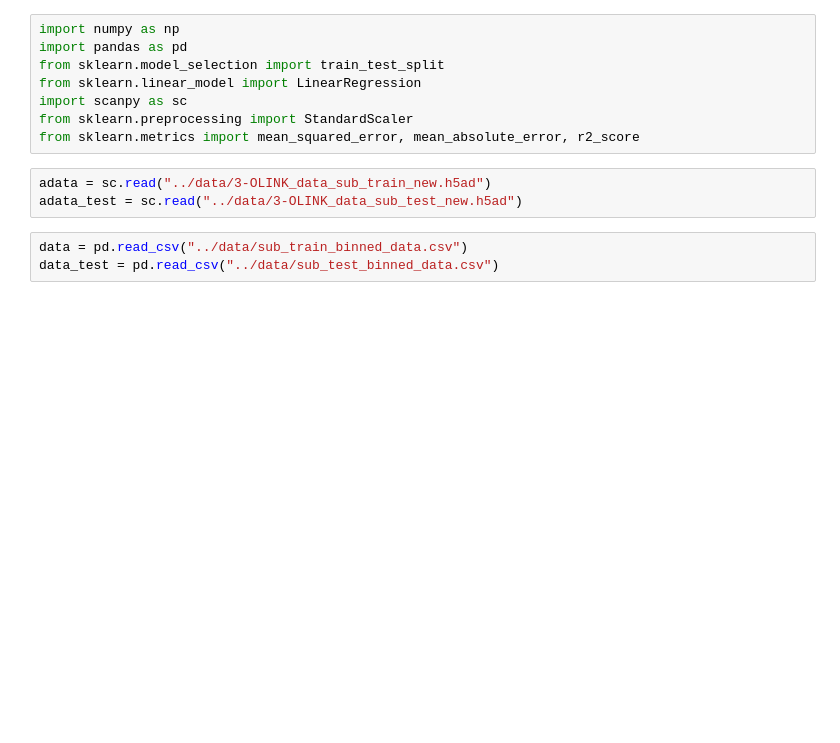
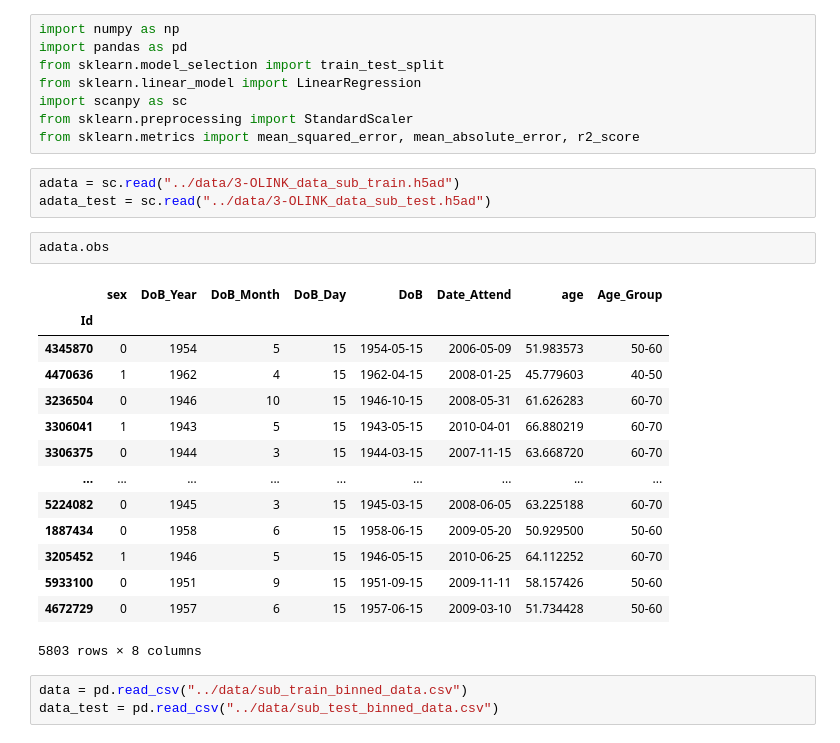
Before and after one commit to Skyer19/code, a Jupyter notebook: RegressionBinsData-age.ipynb, the cells around one changed output. Drawn from its saved outputs; the diff is of its cells as text; blank space fills up the shorter version.

```diff
--- a/RegressionBinsData-age.ipynb
+++ b/RegressionBinsData-age.ipynb
@@ -7,8 +7,25 @@ import scanpy as sc
 from sklearn.preprocessing import StandardScaler
 from sklearn.metrics import mean_squared_error, mean_absolute_error, r2_score
 # %%
-adata = sc.read("../data/3-OLINK_data_sub_train_new.h5ad")
-adata_test = sc.read("../data/3-OLINK_data_sub_test_new.h5ad")
+adata = sc.read("../data/3-OLINK_data_sub_train.h5ad")
+adata_test = sc.read("../data/3-OLINK_data_sub_test.h5ad")
+# %%
+adata.obs
+# %% [output]
+|  | sex | DoB_Year | DoB_Month | DoB_Day | DoB | Date_Attend | age | Age_Group |
+| Id |  |  |  |  |  |  |  |  |
+| 4345870 | 0 | 1954 | 5 | 15 | 1954-05-15 | 2006-05-09 | 51.983573 | 50-60 |
+| 4470636 | 1 | 1962 | 4 | 15 | 1962-04-15 | 2008-01-25 | 45.779603 | 40-50 |
+| 3236504 | 0 | 1946 | 10 | 15 | 1946-10-15 | 2008-05-31 | 61.626283 | 60-70 |
+| 3306041 | 1 | 1943 | 5 | 15 | 1943-05-15 | 2010-04-01 | 66.880219 | 60-70 |
+| 3306375 | 0 | 1944 | 3 | 15 | 1944-03-15 | 2007-11-15 | 63.668720 | 60-70 |
+| ... | ... | ... | ... | ... | ... | ... | ... | ... |
+| 5224082 | 0 | 1945 | 3 | 15 | 1945-03-15 | 2008-06-05 | 63.225188 | 60-70 |
+| 1887434 | 0 | 1958 | 6 | 15 | 1958-06-15 | 2009-05-20 | 50.929500 | 50-60 |
+| 3205452 | 1 | 1946 | 5 | 15 | 1946-05-15 | 2010-06-25 | 64.112252 | 60-70 |
+| 5933100 | 0 | 1951 | 9 | 15 | 1951-09-15 | 2009-11-11 | 58.157426 | 50-60 |
+| 4672729 | 0 | 1957 | 6 | 15 | 1957-06-15 | 2009-03-10 | 51.734428 | 50-60 |
+5803 rows × 8 columns
 # %%
 data = pd.read_csv("../data/sub_train_binned_data.csv")
 data_test = pd.read_csv("../data/sub_test_binned_data.csv")
```
Also changed, not shown: parts of 9 cells of this notebook, 3 other files.
